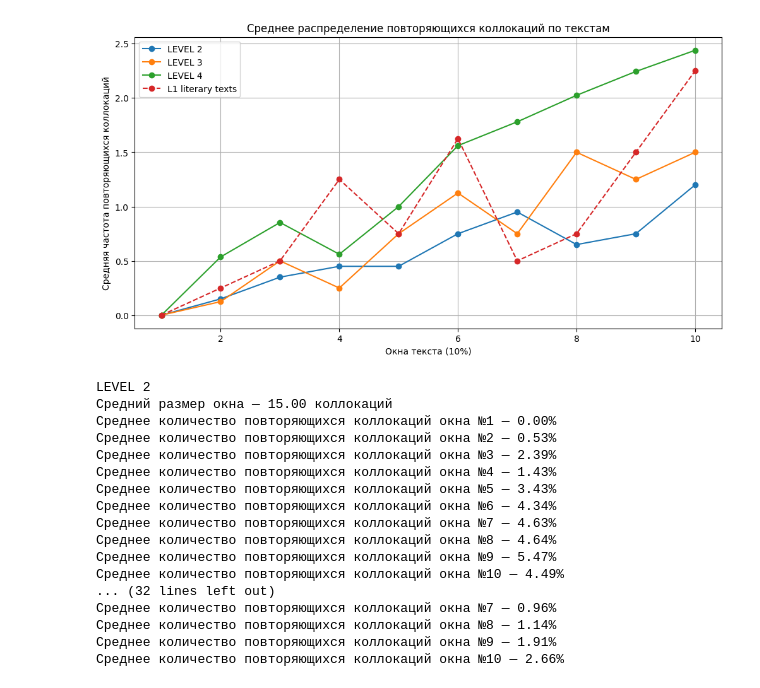
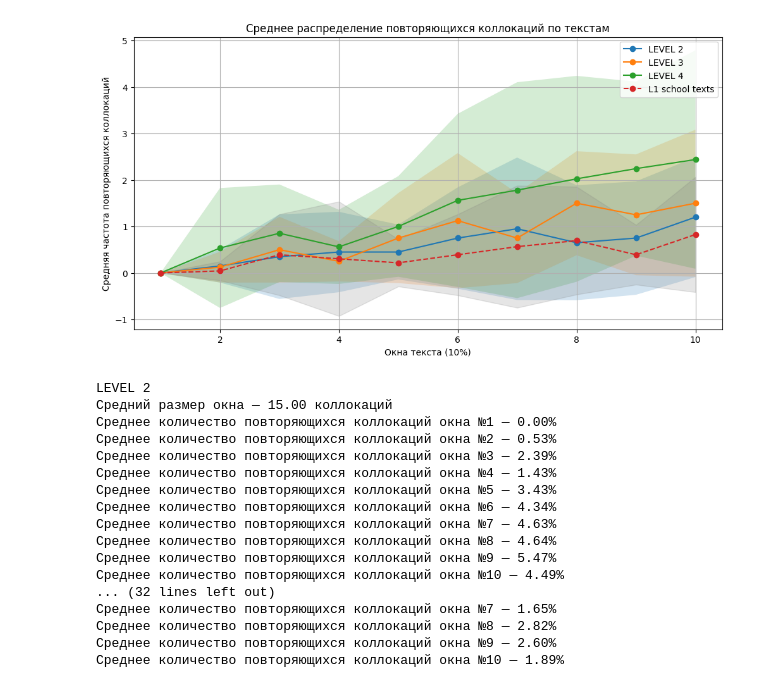
Before and after one commit to Vakhranev/Heritage, a Jupyter notebook: Распределение повторов коллокаций.ipynb, the cells around one changed output. Cells and saved outputs as stored; diff of their text form; code cells hidden in the pictures.

```diff
--- a/Распределение повторов коллокаций.ipynb
+++ b/Распределение повторов коллокаций.ipynb
@@ -3,6 +3,7 @@
 # %%
 import json
 import numpy as np
+import matplotlib.pyplot as plt
 
 # Функции для обработки текста
 def split_into_windows(text, num_windows=10):
@@ -22,64 +23,75 @@ def count_repeated_collocations(windows):
     return repeated_counts
 
 # Чтение данных
-with open('america_texts.json', 'r', encoding='utf-8') as f:
+with open('updated_america_texts_last.json', 'r', encoding='utf-8') as f:
     america_texts = json.load(f)
 
-with open('lib_texts.json', 'r', encoding='utf-8') as f:
+with open('final_school.json', 'r', encoding='utf-8') as f:
     lib_texts = json.load(f)
 
 with open('files_by_levels.txt', 'r', encoding='utf-8') as f:
     files_by_levels = {'LEVEL 2': [], 'LEVEL 3': [], 'LEVEL 4': []}
     current_level = None
     for line in f:
         line = line.strip()
         if line.startswith('LEVEL'):
             current_level = line
         elif line and current_level:
             files_by_levels[current_level].append(line)
 
 # Анализ данных
 def analyze_by_level(files, data, num_windows=10):
-    all_repeated = np.zeros(num_windows)
-    count = 0
+    all_repeated = []
 
     for file in files:
         if file in data:
             text = data[file]['text']
             windows = split_into_windows(text, num_windows)
             repeated = count_repeated_collocations(windows)
-            all_repeated += np.array(repeated)
-            count += 1
+            all_repeated.append(repeated)
 
-    return all_repeated / max(count, 1)
+    if not all_repeated:
+        return np.zeros(num_windows), np.zeros(num_windows)
+
+    repeated_array = np.array(all_repeated)
+    means = np.mean(repeated_array, axis=0)
+    std_devs = np.std(repeated_array, axis=0)
+
+    return means, std_devs
 
 # Усреднение по уровням и художественным текстам
 num_windows = 10
 repeated_results = {}
+std_devs_results = {}
 
 for level, files in files_by_levels.items():
-    repeated_results[level] = analyze_by_level(files, america_texts, num_windows)
+    means, std_devs = analyze_by_level(files, america_texts, num_windows)
+    repeated_results[level] = means
+    std_devs_results[level] = std_devs
 
-lib_repeated = analyze_by_level(lib_texts.keys(), lib_texts, num_windows)
+lib_repeated, lib_std_devs = analyze_by_level(lib_texts.keys(), lib_texts, num_windows)
+
+# Построение графика
+plt.figure(figsize=(12, 6))
+
+x = range(1, num_windows + 1)
+
+for level, results in repeated_results.items():
+    std_devs = std_devs_results[level]
+    plt.plot(x, results, marker='o', label=f"{level}")
+    plt.fill_between(x, results - std_devs, results + std_devs, alpha=0.2)
+
+plt.plot(x, lib_repeated, marker='o', label='L1 school texts', linestyle='--')
+plt.fill_between(x, lib_repeated - lib_std_devs, lib_repeated + lib_std_devs, alpha=0.2, color='gray')
+
+plt.xlabel('Окна текста (10%)')
+plt.ylabel('Средняя частота повторяющихся коллокаций')
+plt.title('Среднее распределение повторяющихся коллокаций по текстам')
+plt.legend()
+plt.grid()
+plt.show()
+# %% [output]
+[figure, added]
-# %%
-import matplotlib.pyplot as plt
-
-# Построение графика
-plt.figure(figsize=(12, 6))
-
-for level, results in repeated_results.items():
-    plt.plot(range(1, num_windows + 1), results, marker='o', label=f"{level}")
-
-plt.plot(range(1, num_windows + 1), lib_repeated, marker='o', label='L1 literary texts', linestyle='--')
-
-plt.xlabel('Окна текста (10%)')
-plt.ylabel('Средняя частота повторяющихся коллокаций')
-plt.title('Среднее распределение повторяющихся коллокаций по текстам')
-plt.legend()
-plt.grid()
-plt.show()
-# %% [output]
-[figure, removed]
 # %%
 import json
 import numpy as np
@@ -105,10 +117,10 @@ def count_repeated_collocations(windows):
     return repeated_counts
 
 # Чтение данных
-with open('america_texts.json', 'r', encoding='utf-8') as f:
+with open('updated_america_texts_last.json', 'r', encoding='utf-8') as f:
     america_texts = json.load(f)
 
-with open('lib_texts.json', 'r', encoding='utf-8') as f:
+with open('final_school.json', 'r', encoding='utf-8') as f:
     lib_texts = json.load(f)
 
 with open('files_by_levels.txt', 'r', encoding='utf-8') as f:
@@ -184,7 +196,7 @@ LEVEL 2
 Среднее количество повторяющихся коллокаций окна №9 — 5.47%
 Среднее количество повторяющихся коллокаций окна №10 — 4.49%
 ... (32 lines left out)
-Среднее количество повторяющихся коллокаций окна №7 — 0.96%
-Среднее количество повторяющихся коллокаций окна №8 — 1.14%
-Среднее количество повторяющихся коллокаций окна №9 — 1.91%
-Среднее количество повторяющихся коллокаций окна №10 — 2.66%
+Среднее количество повторяющихся коллокаций окна №7 — 1.65%
+Среднее количество повторяющихся коллокаций окна №8 — 2.82%
+Среднее количество повторяющихся коллокаций окна №9 — 2.60%
+Среднее количество повторяющихся коллокаций окна №10 — 1.89%
```
